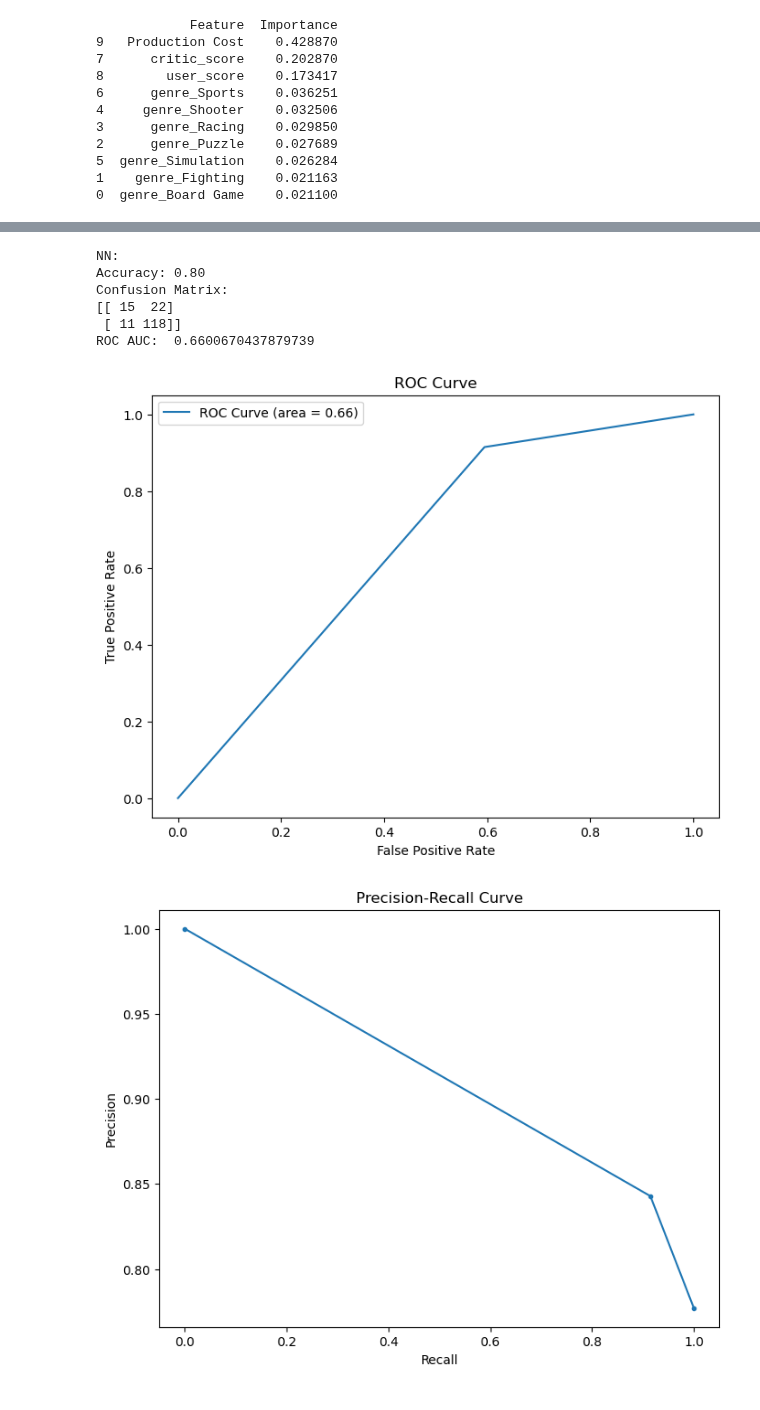
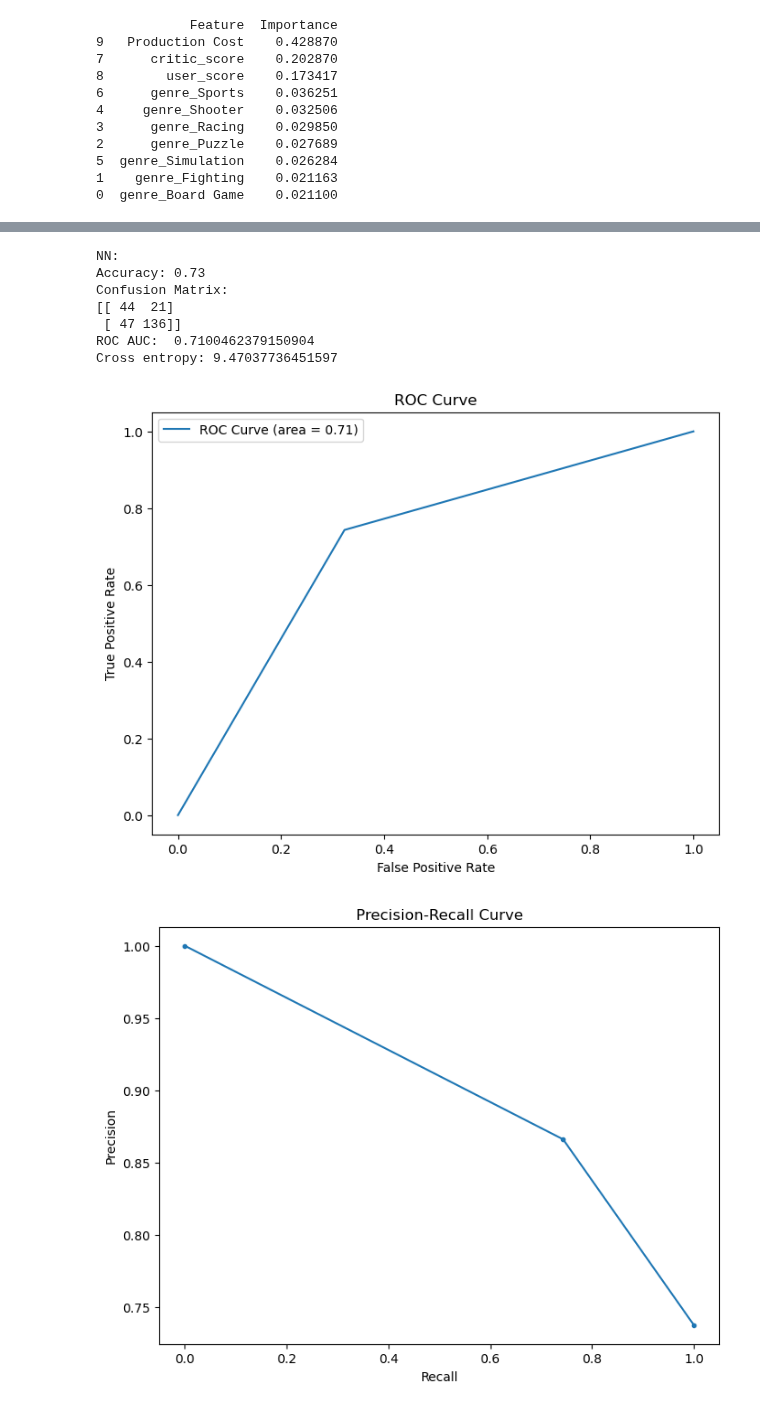
Before and after one commit to wd686/EBAC, a Jupyter notebook: Modelling/RevenuePrediction_wd.ipynb, the cells around one changed output, grey strips where cells are left out. Cells and saved outputs as stored; diff of their text form; code cells hidden in the pictures.

```diff
--- a/Modelling/RevenuePrediction_wd.ipynb
+++ b/Modelling/RevenuePrediction_wd.ipynb
@@ -38,7 +54,7 @@ Data pre-processing
 df['years_since_release'] = 2023 - df['release_year']
 df['avg_sales_since_release'] = df['global_sales'] / df['years_since_release']
 df['Net_profit']=df['global_sales']-df['Production Cost']
-df['Profit_Hit_Miss']=np.where(df['Net_profit'] >= 0, 'hit', 'miss')
+df['Profit_Hit_Miss']=np.where(df['Net_profit'] >= 0, '1', '0')
 #df.to_excel('new_df.xlsx', index=False)
 df
 # %% [output]
@@ -357,0 +451,24 @@ plt.show()
+# %%
+import pandas as pd
+from imblearn.over_sampling import SMOTE
+from sklearn.model_selection import train_test_split
+
+features = ['critic_score', 'user_score', 'Production Cost']
+
+# Input variables redefine
+X = pd.concat([genre_encoded,publisher_encoded,platform_encoded, Players_encoded, df[features]], axis=1)
+y = data['Profit_Hit_Miss']
+X_train, X_test, y_train, y_test = train_test_split(X, y, test_size=0.3, random_state=42)
+class_counts = y_train.value_counts()
+smote = SMOTE(random_state=42)
+X_resampled, y_resampled = smote.fit_resample(X_train, y_train)
+resampled_class_counts = pd.Series(y_resampled).value_counts()
+
+print("Before SMOTE:\n",class_counts)
+print("After SMOTE:\n",resampled_class_counts)
+
+resampled_class_counts.plot(kind='bar')
+plt.xlabel('Profit Hit/Miss (1/0)')
+plt.ylabel('Count')
+plt.title('Distribution after SMOTE')
+plt.show()
@@ -358,13 +485,7 @@ plt.show()
 # %%
-features = ['critic_score', 'user_score', 'Production Cost']
-
-# Input variables redefine
-X = pd.concat([genre_encoded,publisher_encoded,platform_encoded, df[features]], axis=1)
-y = data['Profit_Hit_Miss']
-
 #Data splitting
 # Split into training and test sets (80:20)
-X_train, X_test, y_train, y_test = train_test_split(X, y, test_size=0.2, random_state=50, shuffle=True)
+#X_train, X_test, y_train, y_test = train_test_split(X, y, test_size=0.2, random_state=50, shuffle=True)
 
 print(f"Training set: {X_train.shape[0]} samples")
 print(f"Testing set: {X_test.shape[0]} samples")
@@ -437,11 +562,11 @@ nn_model = keras.Sequential([
 ])
 
 nn_model.compile(optimizer='sgd', loss='binary_crossentropy', metrics=['accuracy'])
-nn_model.fit(X_train, (y_train == 'hit').astype(int), epochs=100, batch_size=32, verbose=0)
+nn_model.fit(X_train, (y_train == '1').astype(int), epochs=100, batch_size=32, verbose=0)
 
 nn_predictions = nn_model.predict(X_test)
 nn_predictions = (nn_predictions > 0.5)
 
-nn_accuracy = accuracy_score((y_test == 'hit').astype(int), nn_predictions)
+nn_accuracy = accuracy_score((y_test == '1').astype(int), nn_predictions)
 nn_accuracy
 # %% [output]
@@ -450,45 +575,48 @@ nn_accuracy
 # %%
 from sklearn.metrics import accuracy_score, classification_report, confusion_matrix, roc_curve, roc_auc_score, precision_recall_curve, auc
 
-y_test_binary = (y_test == 'hit').astype(int)  # Convert 'hit' to 1 and 'miss' to 0
+y_test_binary = (y_test == '1').astype(int)  # Convert 'hit' to 1 and 'miss' to 0
 
 accuracy = accuracy_score(y_test_binary, (nn_predictions > 0.5))
 conf_matrix = confusion_matrix(y_test_binary, (nn_predictions > 0.5))
 roc_auc = roc_auc_score(y_test_binary, nn_predictions)
 precision, recall, _ = precision_recall_curve(y_test_binary, nn_predictions)
+cross_entropy_loss2 = log_loss(y_test, nn_predictions)
 
 print("NN:")
 print(f"Accuracy: {accuracy:.2f}")
 print("Confusion Matrix:")
 print(conf_matrix)
 print("ROC AUC: ",roc_auc)
+print("Cross entropy:",cross_entropy_loss2)
 
 # Create ROC Curve
 fpr, tpr, _ = roc_curve(y_test_binary, nn_predictions)
 plt.figure(figsize=(8, 6))
 plt.plot(fpr, tpr, label="ROC Curve (area = %.2f)" % roc_auc)
 plt.xlabel("False Positive Rate")
 plt.ylabel("True Positive Rate")
 plt.legend()
 plt.title("ROC Curve")
 plt.show()
 
 # Create Precision-Recall Curve
 plt.figure(figsize=(8, 6))
 plt.plot(recall, precision, marker='.')
 plt.xlabel("Recall")
 plt.ylabel("Precision")
 plt.title("Precision-Recall Curve")
 plt.show()
 # %% [output]
 NN:
-Accuracy: 0.80
+Accuracy: 0.73
 Confusion Matrix:
-[[ 15  22]
- [ 11 118]]
-ROC AUC:  0.6600670437879739
+[[ 44  21]
+ [ 47 136]]
+ROC AUC:  0.7100462379150904
+Cross entropy: 9.47037736451597
-[figure, old version]
+[figure, new version]
-[figure, old version]
+[figure, new version]
 # %%
 #lR
 from sklearn.linear_model import LogisticRegression
```
Also changed, not shown: parts of 22 cells of this notebook, 1 other file.
